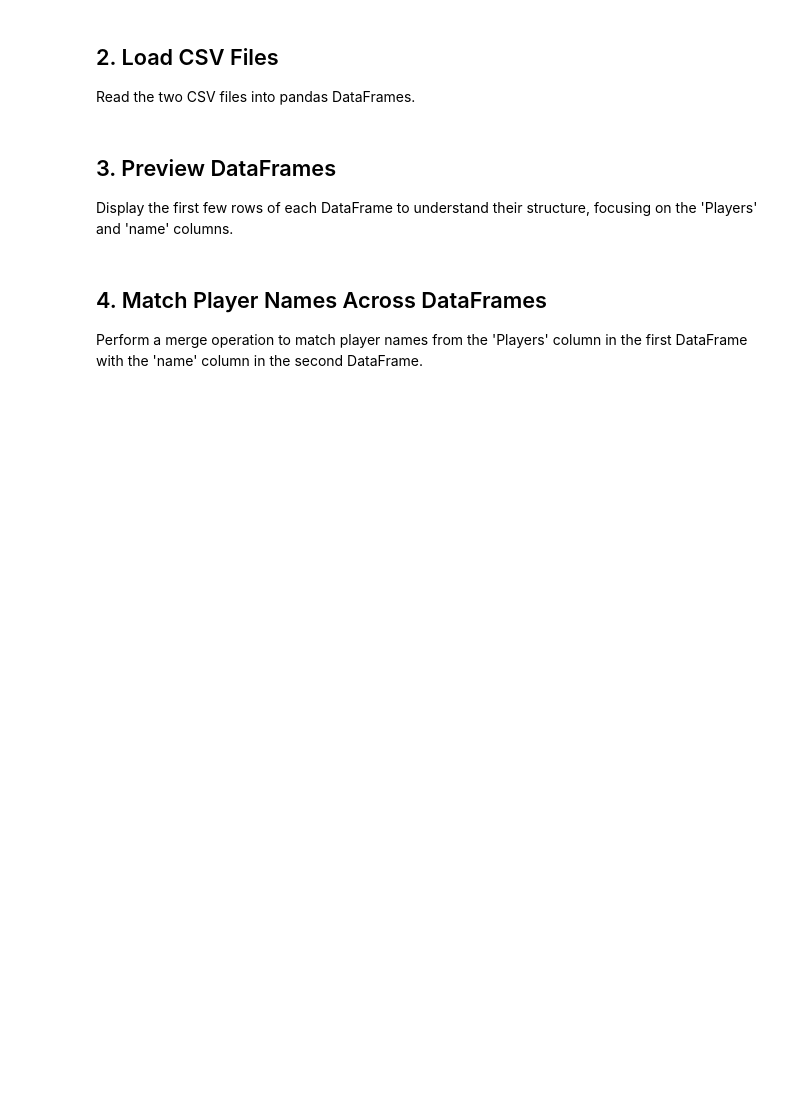
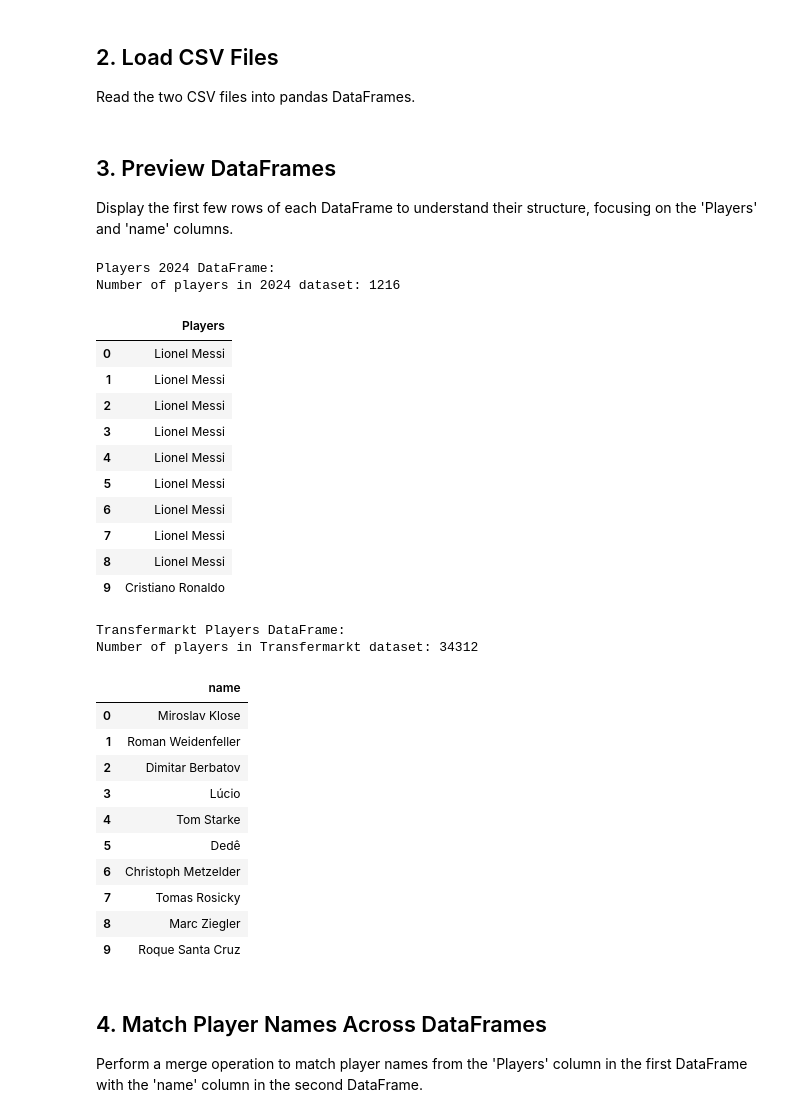
Before and after one commit to albertsuchvi/DataIntegrationQuality, a Jupyter notebook: Integration/01player_name_matching.ipynb, the cells around one changed output. Saved outputs shown, nothing was run; the diff lists cells and outputs as text; code cells hidden in the pictures; blank space fills up the shorter version.

```diff
--- a/Integration/01player_name_matching.ipynb
+++ b/Integration/01player_name_matching.ipynb
@@ -23,12 +23,39 @@ Display the first few rows of each DataFrame to understand their structure, focu
 # %%
 # Preview the first few rows of each DataFrame
 print("Players 2024 DataFrame:")
 print("Number of players in 2024 dataset:", len(players_2024_df))
-display(players_2024_df[['Players']].head())
+display(players_2024_df[['Players']].head(10))
 
 print("Transfermarkt Players DataFrame:")
 print("Number of players in Transfermarkt dataset:", len(transfermarkt_players_df))
-display(transfermarkt_players_df[['name']].head())
+display(transfermarkt_players_df[['name']].head(10))
+# %% [output]
+Players 2024 DataFrame:
+Number of players in 2024 dataset: 1216
+|  | Players |
+| 0 | Lionel Messi |
+| 1 | Lionel Messi |
+| 2 | Lionel Messi |
+| 3 | Lionel Messi |
+| 4 | Lionel Messi |
+| 5 | Lionel Messi |
+| 6 | Lionel Messi |
+| 7 | Lionel Messi |
+| 8 | Lionel Messi |
+| 9 | Cristiano Ronaldo |
+Transfermarkt Players DataFrame:
+Number of players in Transfermarkt dataset: 34312
+|  | name |
+| 0 | Miroslav Klose |
+| 1 | Roman Weidenfeller |
+| 2 | Dimitar Berbatov |
+| 3 | Lúcio |
+| 4 | Tom Starke |
+| 5 | Dedê |
+| 6 | Christoph Metzelder |
+| 7 | Tomas Rosicky |
+| 8 | Marc Ziegler |
+| 9 | Roque Santa Cruz |
 # %% [markdown]
 ## 4. Match Player Names Across DataFrames
 Perform a merge operation to match player names from the 'Players' column in the first DataFrame with the 'name' column in the second DataFrame.
```
Also changed, not shown: parts of 13 cells of this notebook, 2 other files.
